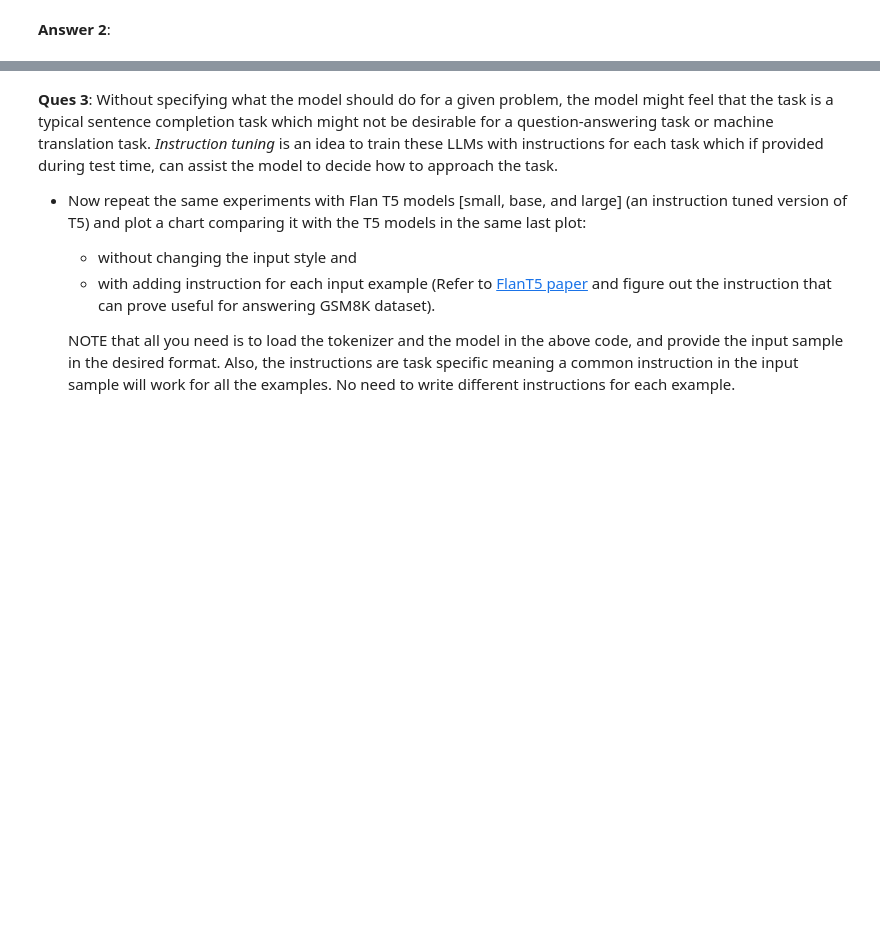
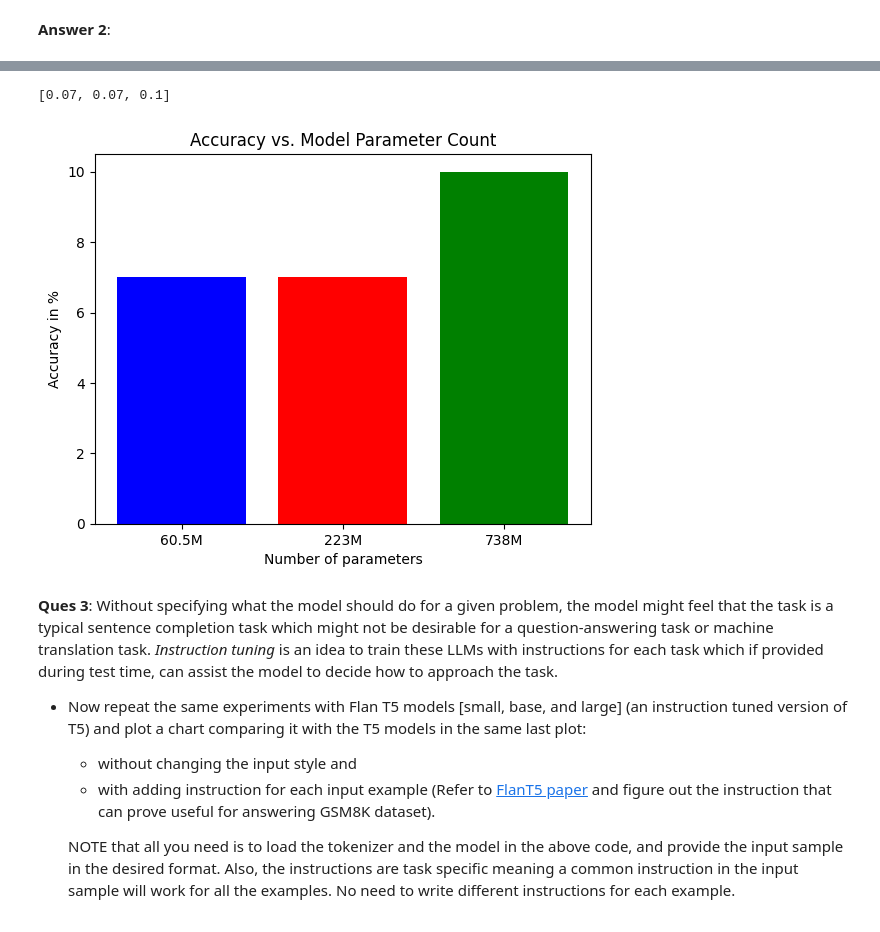
Before and after one commit to richdanis/LLM-Assignment-2, a Jupyter notebook: code/Q3/LLM_Assign2.ipynb, the cells around one changed output, grey strips where cells are left out. Drawn from its saved outputs; the diff is of its cells as text; code cells hidden in the pictures; blank space fills up the shorter version.

Commit message:
Plots and original training restored

```diff
--- a/code/Q3/LLM_Assign2.ipynb
+++ b/code/Q3/LLM_Assign2.ipynb
@@ -115,0 +71,3 @@ print(tokenizer.batch_decode(outputs, skip_special_tokens=True))
+# %%
+names = ["t5-small", "t5-base", "t5-large"]
+device = torch.device("cuda")
@@ -116,3 +122,40 @@ print(tokenizer.batch_decode(outputs, skip_special_tokens=True))
+# %%
+accuracies = get_accuracies(names)
+acuuracies
+# %% [output]
+[0.07, 0.07, 0.1]
+# %%
+accuracies_t5 = [0.07, 0.07, 0.1]
+# %%
+# Template to plot graphs.
+import matplotlib.pyplot as plt
+
+def plot(accuracies, fname):
+  # Sample data
+  sizes = ['60.5M', '223M', '738M']
+
+  # Create a figure and a set of subplots
+  fig, ax = plt.subplots()
+
+  # Plot data
+  ax.bar(sizes, [100*a for a in accuracies], color=['blue', 'red', 'green'])
+
+  # Set the y axis label
+  ax.set_ylabel('Accuracy in %')
+
+  # Set the chart's title
+  ax.set_title('Accuracy vs. Model Parameter Count')
+
+  # Set the x axis label
+  ax.set_xlabel('Number of parameters')
+
+  plt.savefig(fname)
+
+  plt.show()
+# %%
+plot(accuracies_t5, "t5_accuracy_vs_params.png")
+# %% [output]
+[figure, added]
 # %% [markdown]
 **Ques 3**: Without specifying what the model should do for a given problem, the model might feel that the task is a typical sentence completion task which might not be desirable for a question-answering task or machine translation task. *Instruction tuning* is an idea to train these LLMs with instructions for each task which if provided during test time, can assist the model to decide how to approach the task.
 - Now repeat the same experiments with Flan T5 models [small, base, and large] (an instruction tuned version of T5) and plot a chart comparing it with the T5 models in the same last plot:
```
Also changed, not shown: parts of 25 cells of this notebook, 7 other files.
